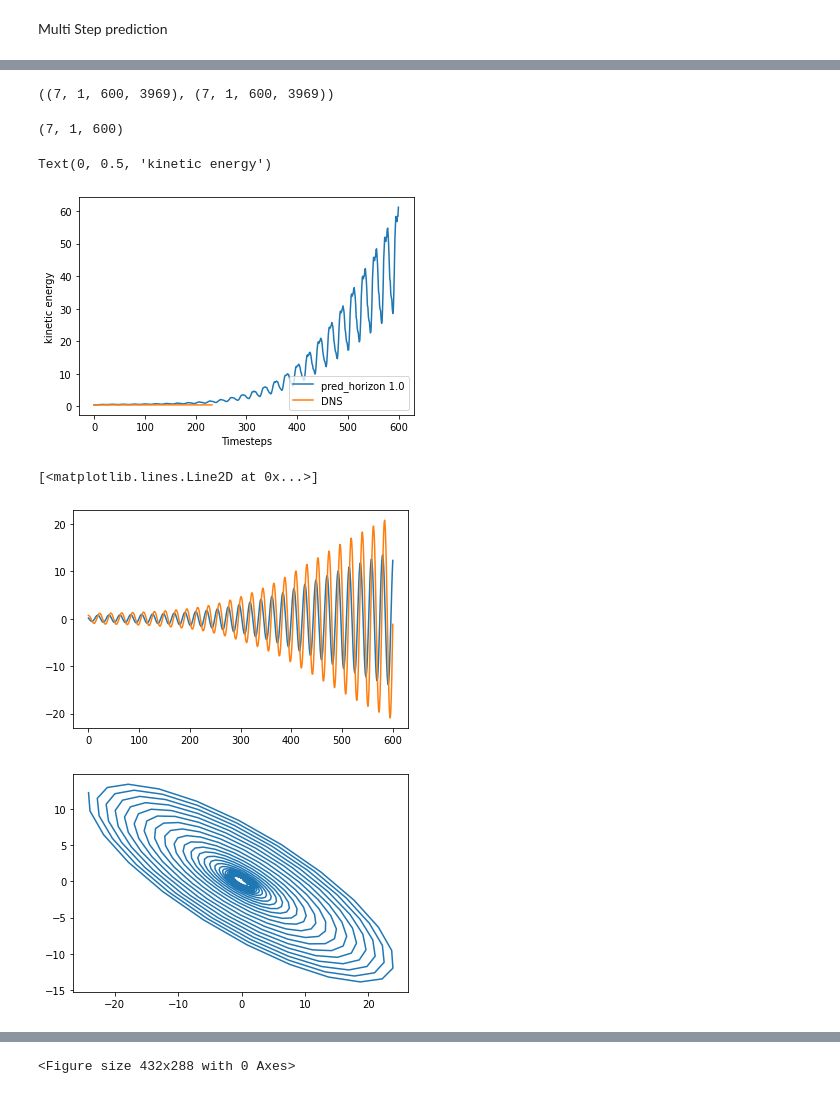
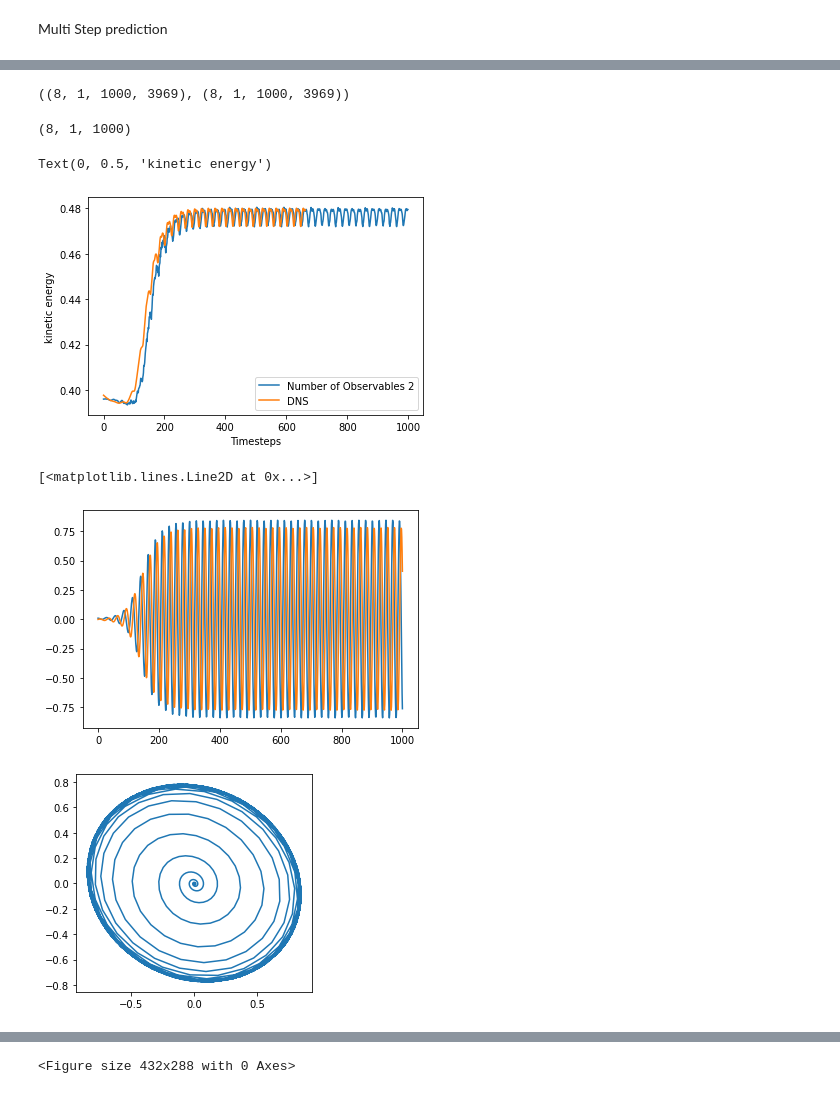
Before and after one commit to RigasLab/MZ-AE, a Jupyter notebook: Notebooks/Exp4_2DCyl/eval_model_notebook_2Dcyl_multimodel_multistep_Exp4.2.5.3.ipynb, the cells around one changed output, grey strips where cells are left out. Saved outputs shown, nothing was run; the diff lists cells and outputs as text; code cells hidden in the pictures.

```diff
--- a/Notebooks/Exp4_2DCyl/eval_model_notebook_2Dcyl_multimodel_multistep_Exp4.2.5.3.ipynb
+++ b/Notebooks/Exp4_2DCyl/eval_model_notebook_2Dcyl_multimodel_multistep_Exp4.2.5.3.ipynb
@@ -220,11 +220,12 @@ plt.ylabel("MSE")
 plt.legend()
 # %% [markdown]
 Multi Step prediction
-# %%
-models[0].deactivate_seqmodel = False
+# %%
+for i in [0,1,2,3,4,5,6,7]:
+    models[i].deactivate_seqmodel = True
 # %%
 #multistep prediction
-timesteps = 2000
+timesteps = 1000
 initial_step = 0
 initial_conditions = Phi_nn[:,initial_step,:].to(models[0].device)
 
@@ -279,7 +279,7 @@ V_ms_koop = Phi_ms_koop[...,int(Phi_ms_koop.shape[-1]/2):].detach().cpu().numpy(
 
 U_ms_koop.shape, V_ms_koop.shape
 # %% [output]
-((7, 1, 600, 3969), (7, 1, 600, 3969))
+((8, 1, 1000, 3969), (8, 1, 1000, 3969))
 # %%
 #calculating kinetic energy for multistep prediction
 k_ms_koop = energy(U_ms_koop, V_ms_koop)
@@ -287,7 +287,7 @@ print(k_ms_koop.shape)
 plt.figure()
 for i in [0]:
 
-    plt.plot(k_ms_koop[i,0,:], label = f"pred_horizon {models[i].seq_model_weight}")
+    plt.plot(k_ms_koop[i,0,:], label = f"Number of Observables {models[i].num_obs}")
     # else:
     #     plt.semilogy(State_MSE_multistep[len(models)-1].numpy(),".-",color = "brown", label = f"No Memory")
 # State_MSE_multistep[1] = Eval_MZA.state_mse(Phi_nn[:,:timesteps],Phi_ms_hat[1,:,:timesteps]).detach().cpu()
@@ -298,22 +298,23 @@ plt.legend(loc='lower right')
 plt.xlabel("Timesteps")
 plt.ylabel("kinetic energy")
 # %% [output]
-(7, 1, 600)
+(8, 1, 1000)
 Text(0, 0.5, 'kinetic energy')
-[figure, old version]
+[figure, new version]
 # %%
 #plotting mode evolution
 plt.figure()
 model_num = 0
-for n in [1,2]:#range(models[model_num].num_obs):
+for n in [0,1]:#range(models[model_num].num_obs):
     plt.plot(x_ms_hat[model_num][0,:,n].cpu().numpy(), label = f"Mode {n}")
 
 plt.figure()
+plt.gca().set_aspect('equal')
 plt.plot(x_ms_hat[model_num][0,:,0].cpu().numpy(), x_ms_hat[model_num][0,:,1].cpu().numpy())
 # %% [output]
 [<matplotlib.lines.Line2D at 0x...>]
-[figure, old version]
+[figure, new version]
-[figure, old version]
+[figure, new version]
 # %%
 #plotting mode evolution
 plt.figure()
```
Also changed, not shown: parts of 12 cells of this notebook, 8 other files.
